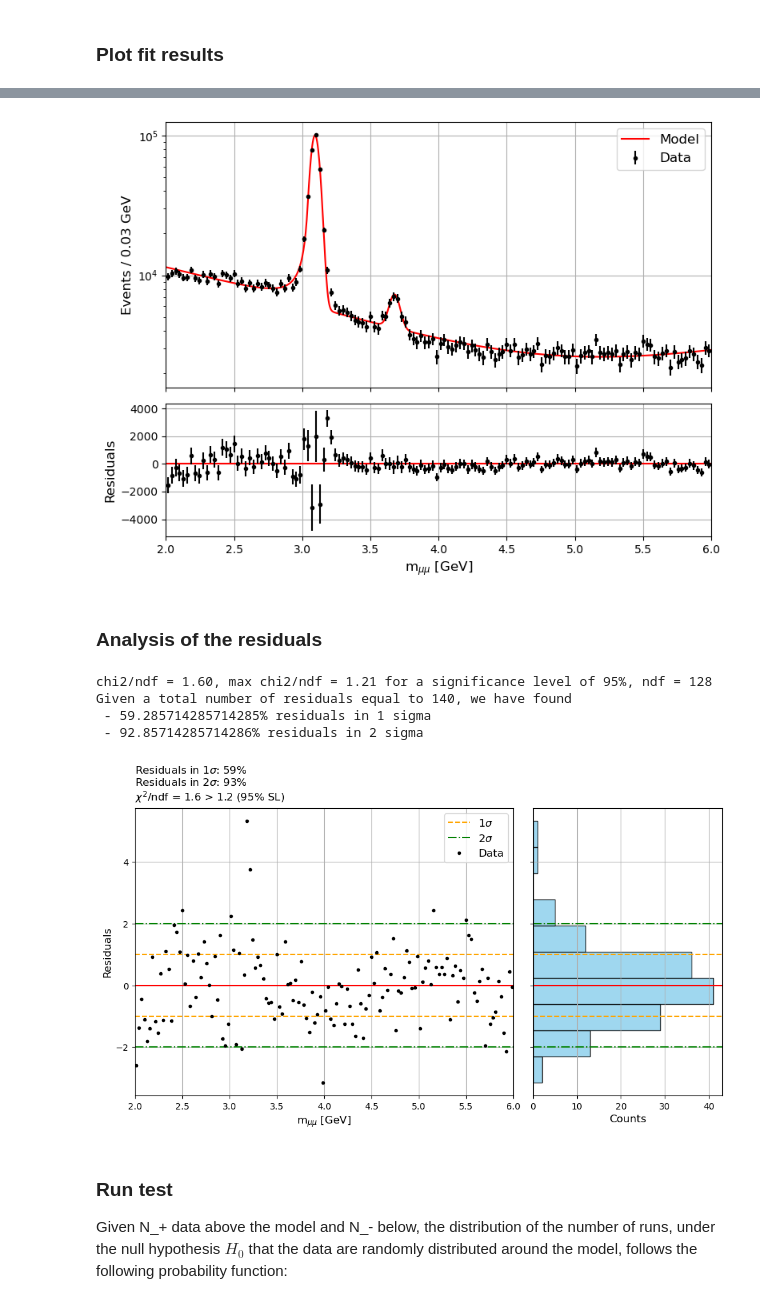
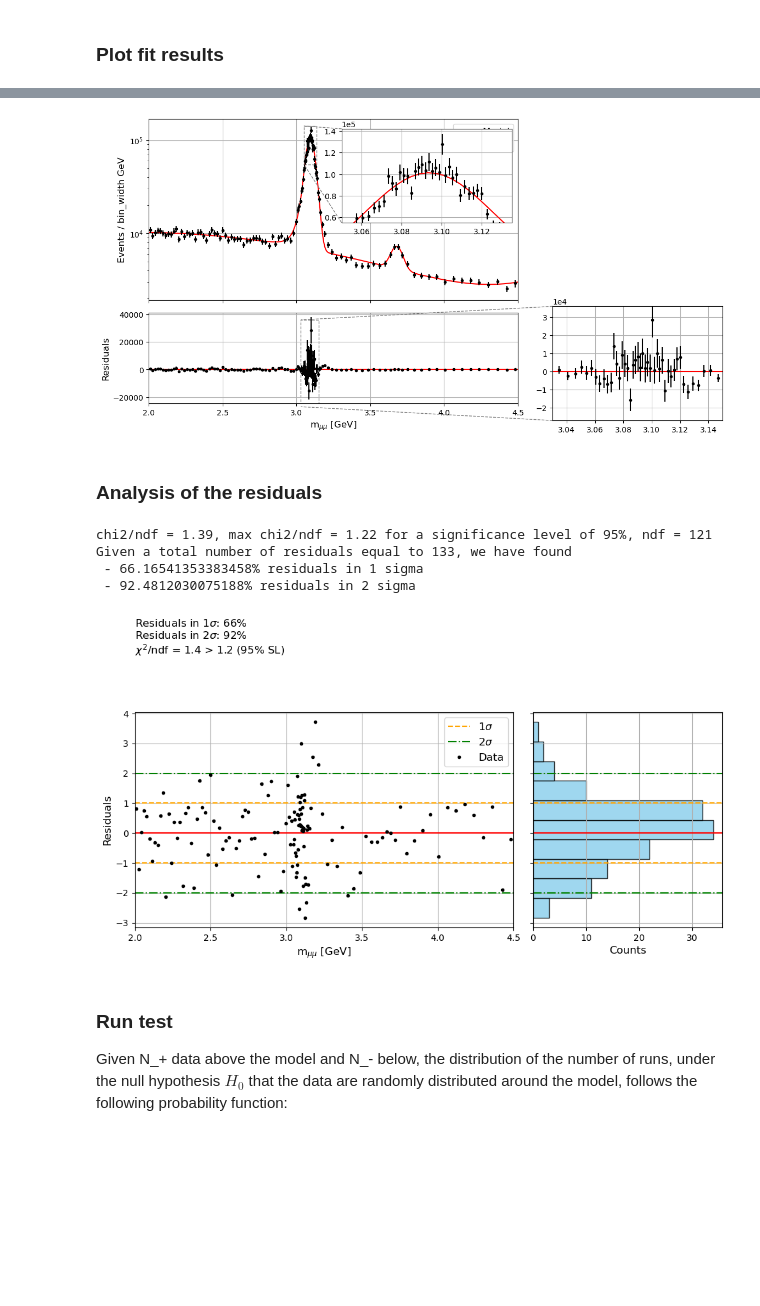
Before and after one commit to Matteo-Bellino/SMATEP_Project, a Jupyter notebook: Psi2S_RadanoBellino.ipynb, the cells around one changed output, grey strips where cells are left out. Saved outputs shown, nothing was run; the diff lists cells and outputs as text; code cells hidden in the pictures; blank space fills up the shorter version.

```diff
--- a/Psi2S_RadanoBellino.ipynb
+++ b/Psi2S_RadanoBellino.ipynb
@@ -25,7 +27,7 @@ from scipy.stats import chi2
 # %% [markdown]
 # 1. Loading data
 # %%
-mass_cut_HS = 6
+mass_cut_HS = 4.5
 mass_cut_LS = 6
 fs = '12'
 #If we cut the data at mass = 4, the chi squared gets from 2.3 to 1.5 where the one tailed limit for 90% confidence interval is 1.2.
@@ -224,35 +254,61 @@ plt.grid()
 # %%
 # Plotting only the combined model over the data in log scale and the residuals
 fig, (ax_plot, ax_res) = plt.subplots(2,1, figsize=(8,6), sharex = True, gridspec_kw={'height_ratios': [2, 1]})
 x = np.linspace(2,6,1000)
 graph_total_model = total_model.pdf(x)*total_model.get_yield()
 
 
 #plot the counts divided by bin-size (such that the integral is the total number of events)
 ax_plot.plot(x, graph_total_model, label='Model', color = "red")
-ax_plot.errorbar(bin_centers, binned_data/bin_width, yerr=err_binned_data/bin_width, fmt='.', color = 'black', label='Data')
+ax_plot.errorbar(bin_centers, binned_data/bin_widths, yerr=err_binned_data/bin_widths, fmt='.', color = 'black', label='Data')
+
+ax_zoom = inset_axes(ax_plot, width="50%", height="37%", loc='upper right', bbox_to_anchor=(0.08, 0.1, 1, 1), bbox_transform=ax.transAxes)
+ax_zoom.plot(x, graph_total_model, label='Model', color = "red")
+ax_zoom.errorbar(bin_centers, binned_data/bin_widths, yerr=err_binned_data/bin_widths , fmt='.', color = 'black', label='Data')
+x_box = [3.05,3.135]
+y_box = [0.55e5,1.42e5]
+ax_zoom.set_xlim(x_box)
+ax_zoom.set_ylim(y_box)
+ax_zoom.yaxis.set_major_formatter(ScalarFormatter())
+ax_zoom.yaxis.get_major_formatter().set_scientific(True)
+ax_zoom.yaxis.get_major_formatter().set_powerlimits((0, 0))
+ax_zoom.grid()
+mark_inset(ax_plot, ax_zoom, loc1=2, loc2=3, fc="none", ec="0.5", linestyle='--')
 
 ax_plot.set_xlim([2,6])
-ax_plot.set_ylabel(f"Events / {bin_width:.2f} GeV", fontsize = fs)
+ax_plot.set_ylabel(f"Events / bin_width GeV", fontsize = fs)
 ax_plot.legend(fontsize = fs)
 ax_plot.grid()
 ax_plot.set_yscale('log')
 
 #plot the residuals
-residuals = (binned_data/bin_width - total_model.pdf(bin_centers)*total_model.get_yield())
+residuals = (binned_data/bin_widths - total_model.pdf(bin_centers)*total_model.get_yield())
 ax_res.set_xlabel("m$_{\\mu\\mu}$ [GeV]")
 ax_res.axhline(0, color = "red")
-ax_res.errorbar(bin_centers, residuals,yerr=err_binned_data/bin_width, fmt='.', color = 'black')
+ax_res.errorbar(bin_centers, residuals,yerr=err_binned_data/bin_widths, fmt='.', color = 'black')
 
-ax_res.set_xlim([2,6])
+ax_zoom = inset_axes(ax_res, width="50%", height="45%", loc='upper right', bbox_to_anchor=(0.7, -0.6, 1, 1), bbox_transform=ax.transAxes)
+ax_zoom.axhline(0, color = "red")
+ax_zoom.errorbar(bin_centers, residuals,yerr=err_binned_data/bin_widths, fmt='.', color = 'black')
+x_box = [3.03,3.15]
+y_box = [-2.7e4,3.6e4]
+ax_zoom.set_xlim(x_box)
+ax_zoom.set_ylim(y_box)
+ax_zoom.yaxis.set_major_formatter(ScalarFormatter())
+ax_zoom.yaxis.get_major_formatter().set_scientific(True)
+ax_zoom.yaxis.get_major_formatter().set_powerlimits((0, 0))
+ax_zoom.grid()
+mark_inset(ax_res, ax_zoom, loc1=2, loc2=3, fc="none", ec="0.5", linestyle='--')
+
+ax_res.set_xlim([2,mass_cut_HS])
 ax_res.set_ylabel("Residuals", fontsize = fs)
 ax_res.set_xlabel("m$_{\\mu\\mu}$ [GeV]", fontsize = fs)
 ax_res.grid()
 
 plt.tight_layout()
 plt.show()
 # %% [output]
-[figure, old version]
+[figure, new version]
 # %% [markdown]
 ### Analysis of the residuals
 # %%
@@ -260,7 +316,7 @@ plt.show()
 fig, (ax_plot, ax_hist) = plt.subplots(1,2, figsize=(10,6), sharey = True, gridspec_kw={'width_ratios': [2, 1]})
 
 #compute normalized residuals
-norm_residuals = (binned_data/bin_width - total_model.pdf(bin_centers)*total_model.get_yield()) / (err_binned_data/bin_width)
+norm_residuals = (binned_data/bin_widths - total_model.pdf(bin_centers)*total_model.get_yield()) / (err_binned_data/bin_widths)
 frac_1sigma = len(norm_residuals[np.abs(norm_residuals) <1]) / len(norm_residuals)
 frac_2sigma = len(norm_residuals[np.abs(norm_residuals) <2]) / len(norm_residuals)
 
@@ -283,7 +339,7 @@ ax_plot.axhline(2, color = "green", linestyle="-.", label = "2$\\sigma$")
 ax_plot.axhline(-2, color = "green", linestyle="-.")
 ax_plot.errorbar(bin_centers, norm_residuals, fmt='.', color = 'black', label='Data')
 #$\\Chi^2/ndf = {chi2_norm}$'
-ax_plot.set_xlim([2,6])
+ax_plot.set_xlim([2,mass_cut_HS])
 ax_plot.set_ylabel("Residuals", fontsize = fs)
 ax_plot.set_xlabel("m$_{\\mu\\mu}$ [GeV]", fontsize = fs)
 ax_plot.legend(fontsize = fs, loc = "upper right")
@@ -304,11 +360,11 @@ ax_hist.grid()
 plt.tight_layout()
 plt.show()
 # %% [output]
-chi2/ndf = 1.60, max chi2/ndf = 1.21 for a significance level of 95%, ndf = 128
-Given a total number of residuals equal to 140, we have found
- - 59.285714285714285% residuals in 1 sigma
- - 92.85714285714286% residuals in 2 sigma
+chi2/ndf = 1.39, max chi2/ndf = 1.22 for a significance level of 95%, ndf = 121
+Given a total number of residuals equal to 133, we have found
+ - 66.16541353383458% residuals in 1 sigma
+ - 92.4812030075188% residuals in 2 sigma
-[figure, old version]
+[figure, new version]
 # %% [markdown]
 ### Run test
 Given N_+ data above the model and N_- below, the distribution of the number of runs, under the null hypothesis $H_0$ that the data are randomly distributed around the model, follows the following probability function:
```
Also changed, not shown: parts of 8 cells of this notebook.
